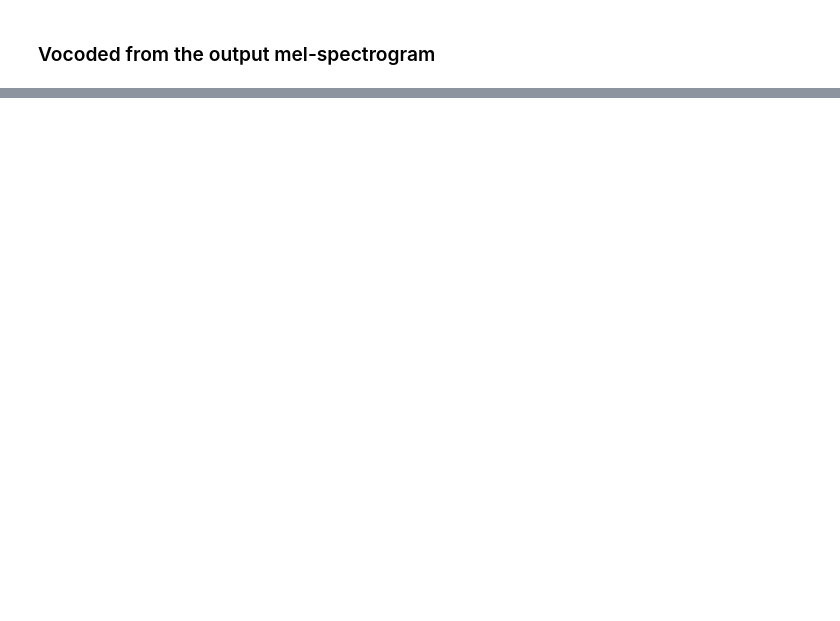
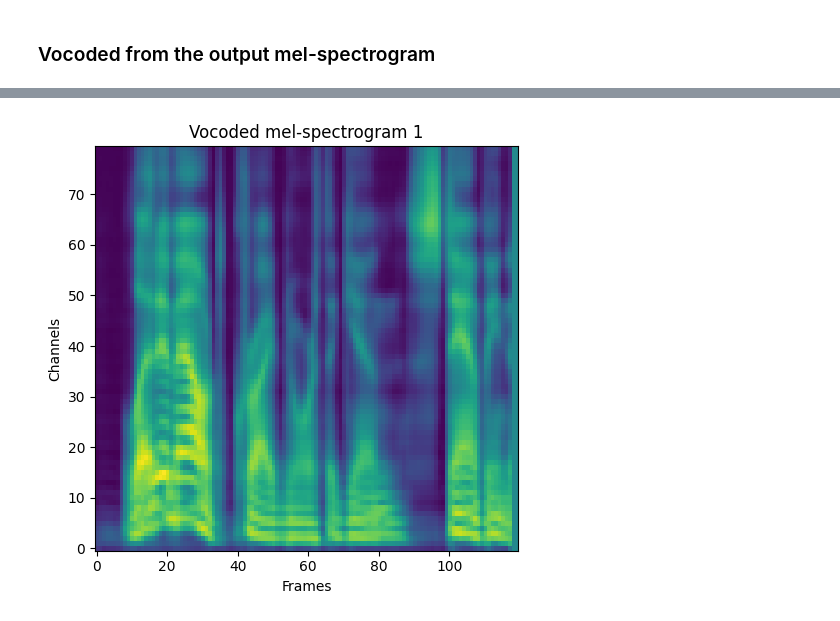
Before and after one commit to a-baur/DDDM-EVC, a Jupyter notebook: visualize.ipynb, the cells around one changed output, grey strips where cells are left out. Saved outputs shown, nothing was run; the diff lists cells and outputs as text; code cells hidden in the pictures; blank space fills up the shorter version.

Commit message:
added diffusion model

```diff
--- a/visualize.ipynb
+++ b/visualize.ipynb
@@ -171 +171,11 @@ Audio(voice[0].detach().cpu().numpy(), rate=cfg.data.dataset.sampling_rate)
 [interactive output not drawn]
+# %%
+root = util.get_root_path()
+testdata_path = root / "src" / "tests" / "testdata"
+
+mel_diff = torch.load(testdata_path / "diffusion_enc_out.pth")
+voice = vocoder.infer(mel_diff.to(device))
+plot_mel(mel_diff, title="Vocoded mel-spectrogram")
+Audio(voice[0].detach().cpu().numpy(), rate=cfg.data.dataset.sampling_rate)
+# %% [output]
+[figure, added]
```
Also changed, not shown: parts of 8 cells of this notebook, 21 other files.
